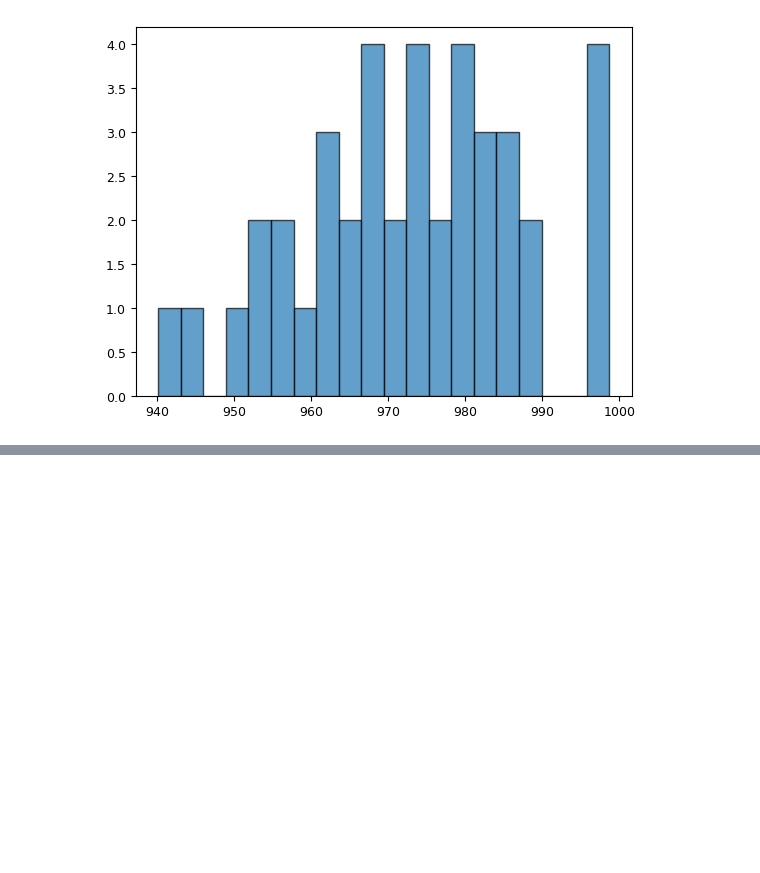
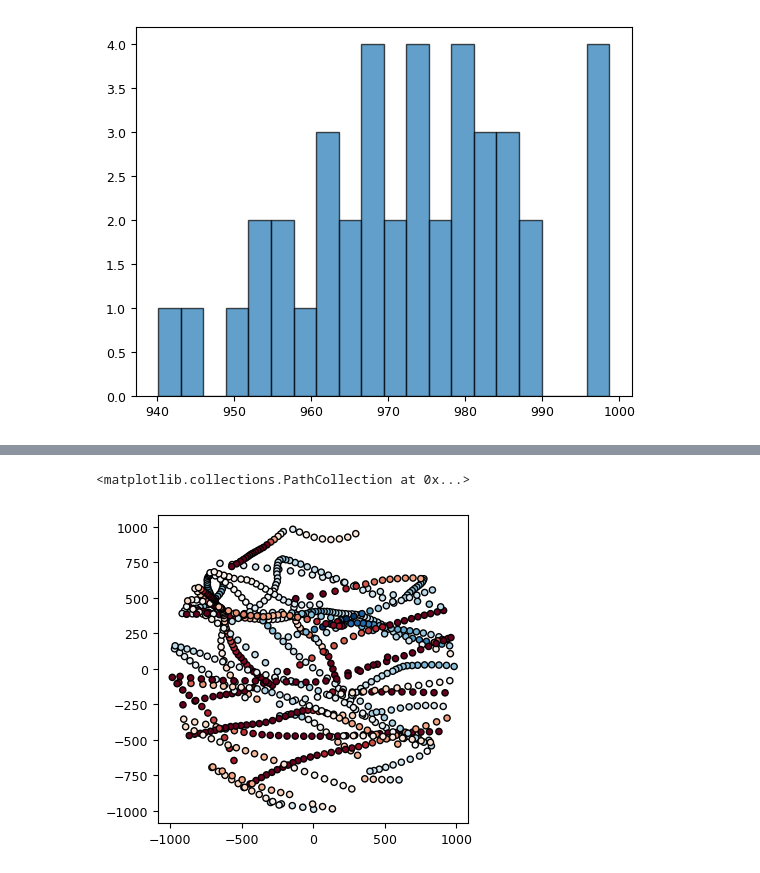
Before and after one commit to marcelduplessis/duplessis-storms-warming, a Jupyter notebook: code/analysis/figure-2-v3.ipynb, the cells around one changed output, grey strips where cells are left out. Cells and saved outputs as stored; diff of their text form; code cells hidden in the pictures; blank space fills up the shorter version.

```diff
--- a/code/analysis/figure-2-v3.ipynb
+++ b/code/analysis/figure-2-v3.ipynb
@@ -983,0 +1058,6 @@ plt.hist(pressure_min_soscex_storms, bins=20, edgecolor='k', color='tab:blue', a
+# %%
+ds_era5_site['storm_present'] = (('time'), np.zeros(ds_era5_site.time.size, dtype=bool))
+for i in range(storms_soscex.time.size):
+    ds_era5_site['storm_present'][i] = storms_soscex.storm_id[i] > 0
+# %%
+era5_storms = ds_era5_site.isel(time=ds_era5_site['storm_present'])
@@ -983,0 +1084,6 @@ plt.hist(pressure_min_soscex_storms, bins=20, edgecolor='k', color='tab:blue', a
+# %%
+plt.figure(figsize=(4, 4))
+plt.scatter(storms_soscex['x_distance_to_glider'], storms_soscex['y_distance_to_glider'], c=era5_storms['sshf'], cmap='RdBu_r', s=20, edgecolor='k', vmin=-20, vmax=20)
+# %% [output]
+<matplotlib.collections.PathCollection at 0x...>
+[figure, added]
```
Also changed, not shown: parts of 15 cells of this notebook, 3 other files.
